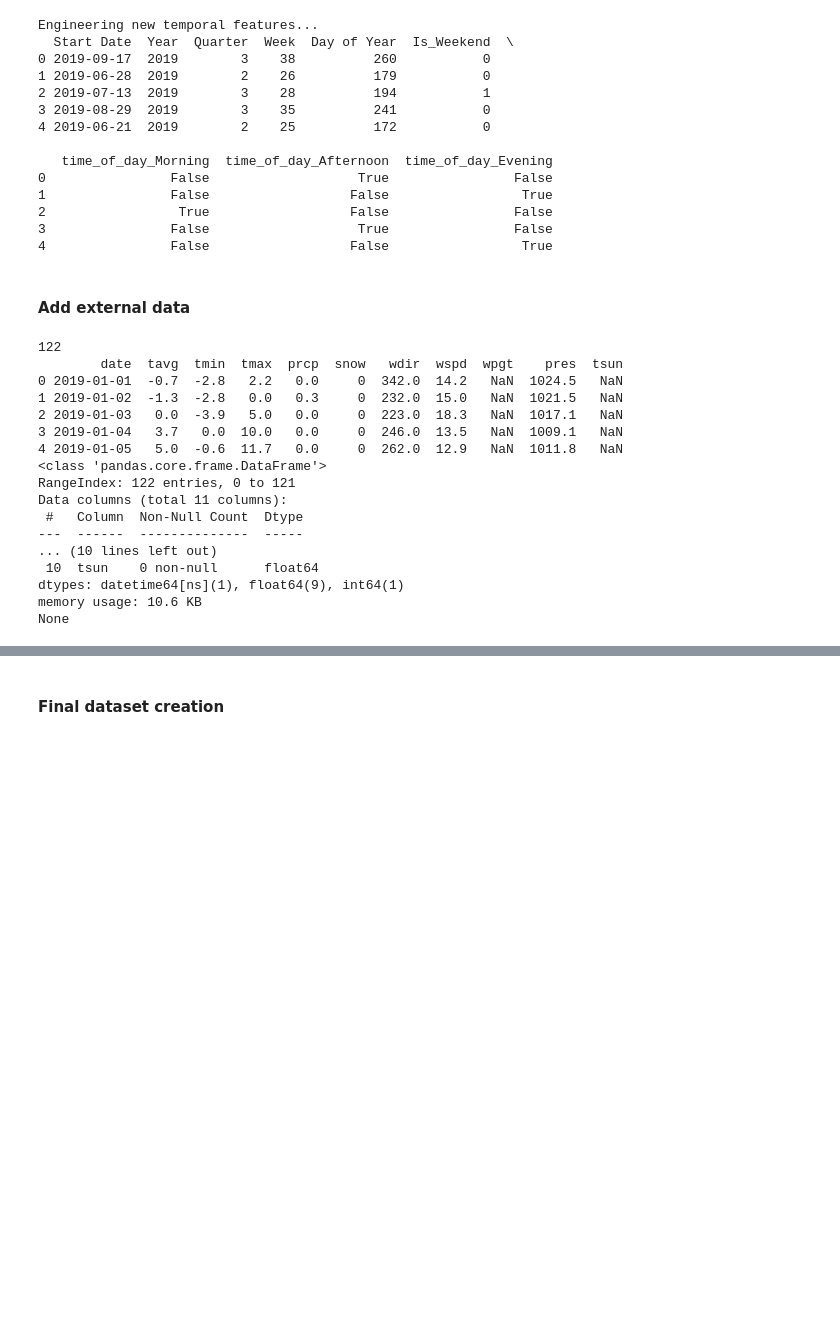
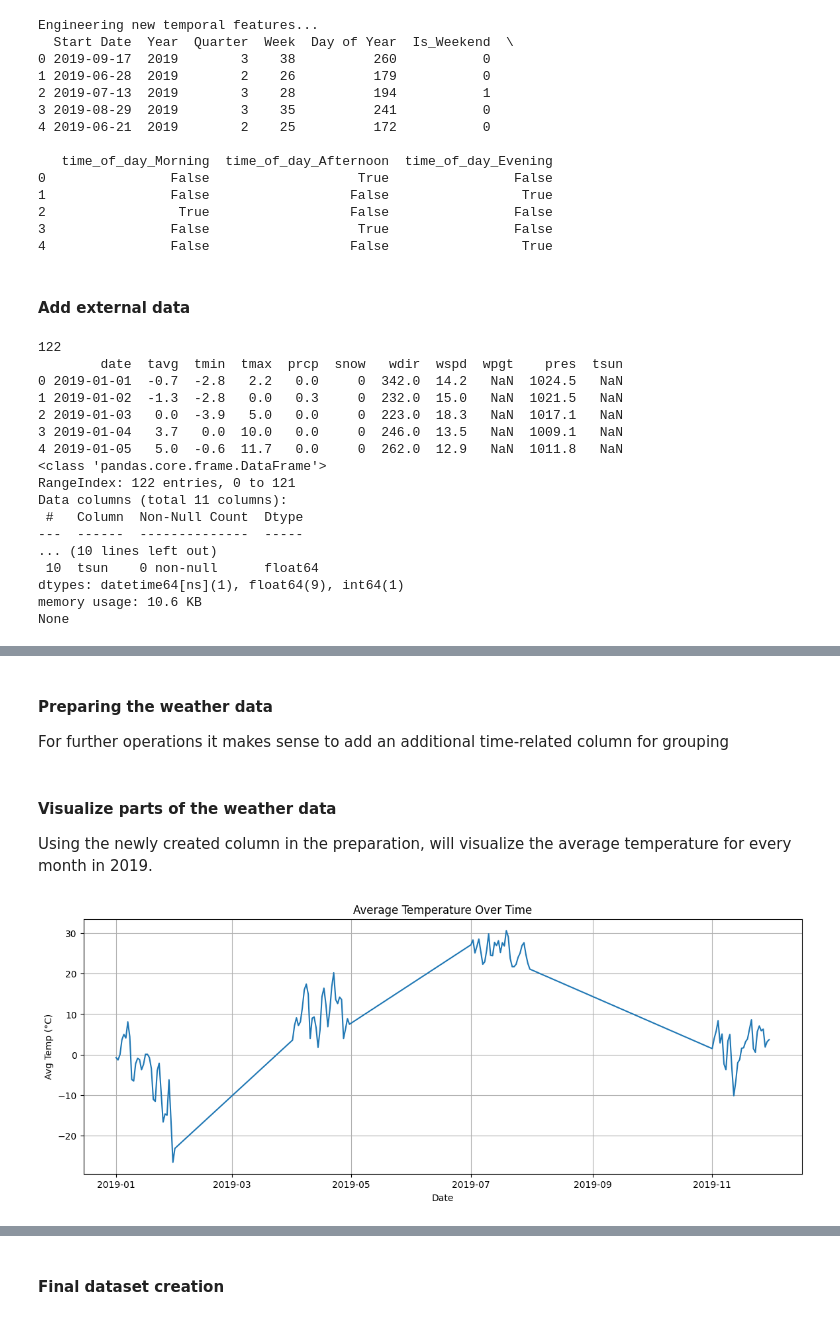
Before and after one commit to malefic-sydney/DSML-PY-Friends, a Jupyter notebook: E-Scouter_Chicago (2).ipynb, the cells around one changed output, grey strips where cells are left out. Cells and saved outputs as stored; diff of their text form; code cells hidden in the pictures; blank space fills up the shorter version.

```diff
--- a/E-Scouter_Chicago (2).ipynb
+++ b/E-Scouter_Chicago (2).ipynb
@@ -270,10 +270,10 @@ Hour of Day         0.030626       0.005799  0.002162     1.000000
 ### Load external weather data for Chicago
 # %%
 weather_file_paths = [
-    '01_2019_Chicago.txt',
-    '04_2019_Chicago.txt',
-    '07_2019_Chicago.txt',
-    '11_2019_Chicago.txt'
+    'Dataset/01_2019_Chicago.csv',
+    'Dataset/04_2019_Chicago.csv',
+    'Dataset/07_2019_Chicago.csv',
+    'Dataset/11_2019_Chicago.csv'
 ]
 
 all_weather_sct = []
@@ -396,10 +380,10 @@ Engineering new temporal features...
 #### Add external data
 # %%
 weather_file_paths = [
-    '01_2019_Chicago.txt',
-    '04_2019_Chicago.txt',
-    '07_2019_Chicago.txt',
-    '11_2019_Chicago.txt'
+    'Dataset/01_2019_Chicago.csv',
+    'Dataset/04_2019_Chicago.csv',
+    'Dataset/07_2019_Chicago.csv',
+    'Dataset/11_2019_Chicago.csv'
 ]
 
 all_weather_sct = []
@@ -413,6 +397,8 @@ for file_path in weather_file_paths:
         pass
     except Exception:
         pass
+
+combined_weather_data = None
 
 if all_weather_sct:
     combined_weather_data = pd.concat(all_weather_sct, ignore_index=True)
@@ -448,0 +439,10 @@ None
+# %%
+cols_drop = [
+    'wpgt', 'tsun',
+]
+
+combined_weather_data = combined_weather_data.drop(columns=cols_drop, errors='ignore')
+
+print(len(combined_weather_data))
+print(combined_weather_data.head())
+print(combined_weather_data.info())
@@ -448,0 +471,20 @@ None
+# %% [markdown]
+#### Preparing the weather data
+
+For further operations it makes sense to add an additional time-related column for grouping
+# %%
+combined_weather_data['Month'] = combined_weather_data['date'].dt.month
+# %% [markdown]
+#### Visualize parts of the weather data
+
+Using the newly created column in the preparation, will visualize the average temperature for every month in 2019.
+# %%
+plt.figure(figsize=(14, 5))
+sns.lineplot(x='date', y='tavg', data=combined_weather_data)
+plt.title('Average Temperature Over Time')
+plt.xlabel('Date')
+plt.ylabel('Avg Temp (°C)')
+plt.grid(True)
+plt.show()
+# %% [output]
+[figure, added]
```
Also changed, not shown: parts of 11 cells of this notebook.
